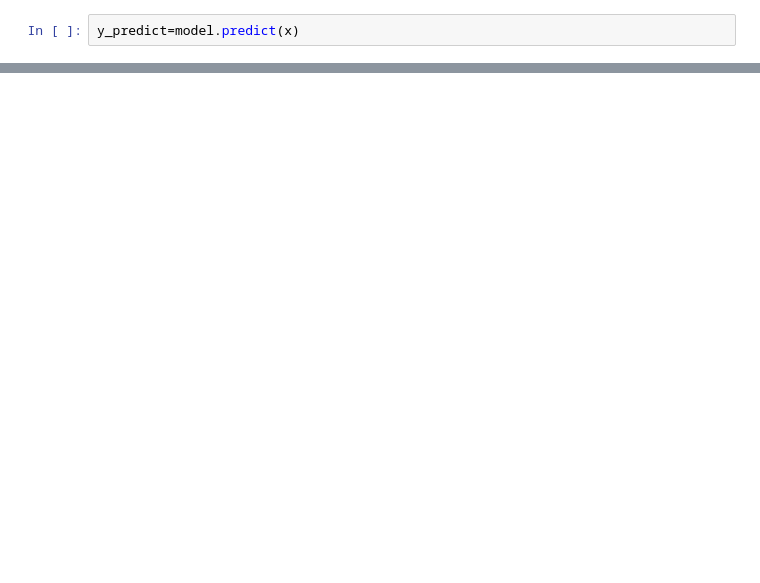
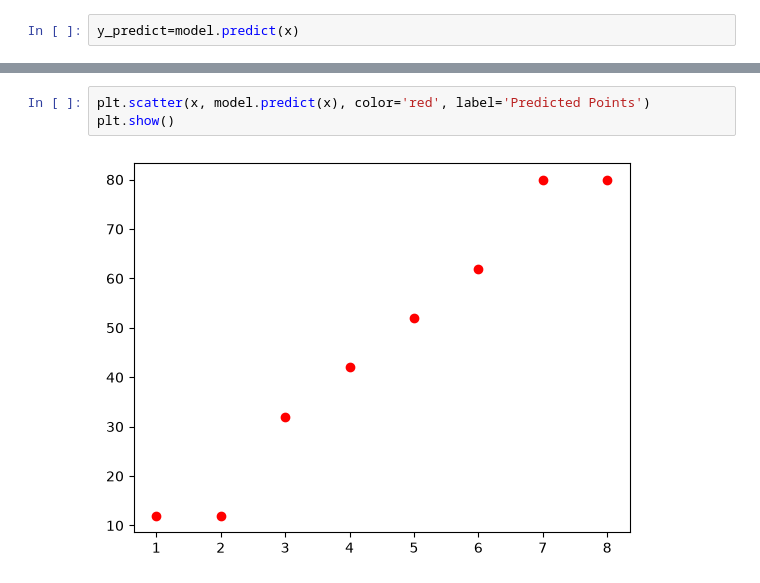
Before and after one commit to salonirajput0098-sudo/Machine_Learning, a Jupyter notebook: 6th__class.ipynb, the cells around one changed output, grey strips where cells are left out. Drawn from its saved outputs; the diff is of its cells as text; blank space fills up the shorter version.

```diff
--- a/6th__class.ipynb
+++ b/6th__class.ipynb
@@ -47,0 +44,5 @@ array([12, 12, 32, 42, 52, 62, 89, 89])
+# %%
+plt.scatter(x, model.predict(x), color='red', label='Predicted Points')
+plt.show()
+# %% [output]
+[figure, added]
```
Also changed, not shown: parts of 5 cells of this notebook, 2 other files.
